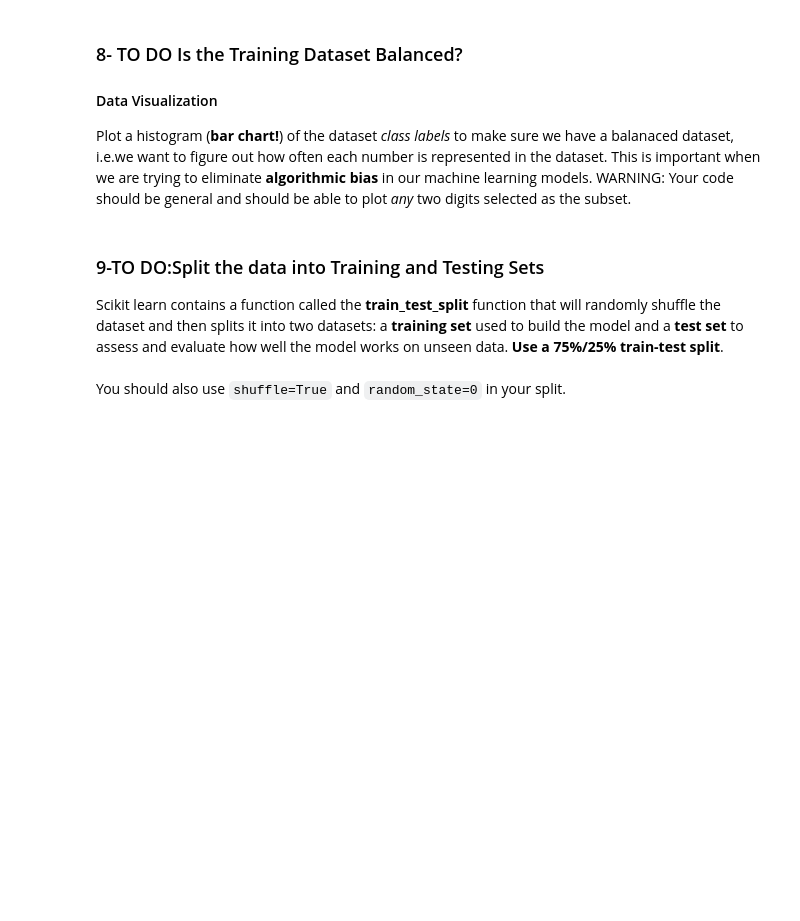
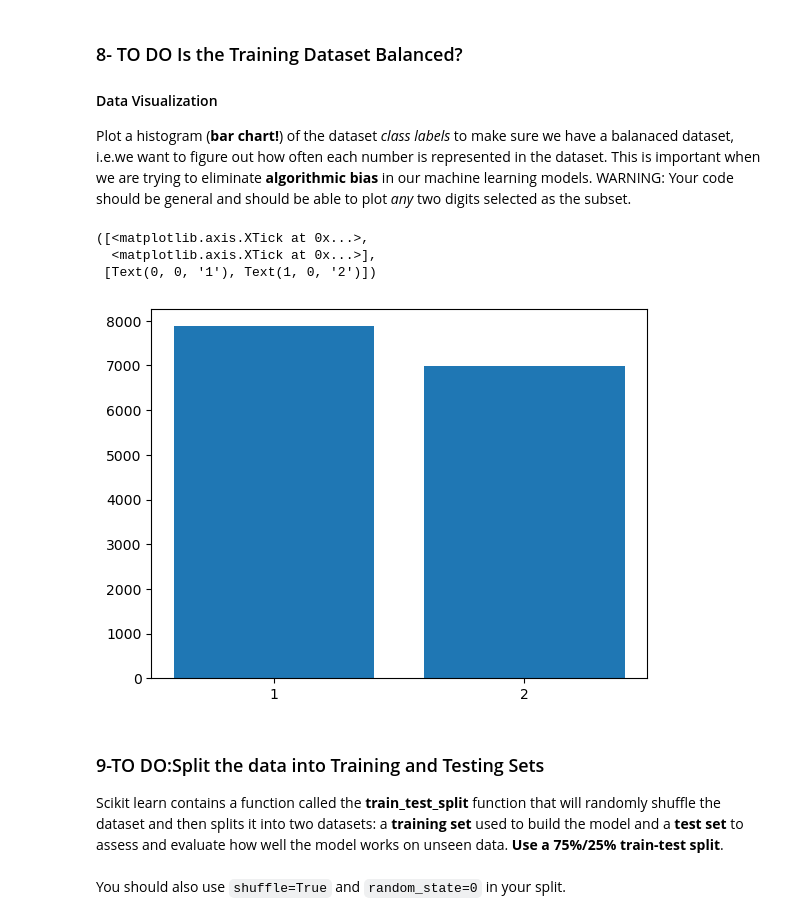
Before and after one commit to Zeni1137/ISAT341_Lab11, a Jupyter notebook: Lab11-FinalExam-Adaline_Sp24_mnist.ipynb, the cells around one changed output. Cells and saved outputs as stored; diff of their text form; code cells hidden in the pictures; blank space fills up the shorter version.

```diff
--- a/Lab11-FinalExam-Adaline_Sp24_mnist.ipynb
+++ b/Lab11-FinalExam-Adaline_Sp24_mnist.ipynb
@@ -155,6 +203,22 @@ Display the image with index = 11
 ### <font color='green'/>8- TO DO Is the Training Dataset Balanced?
 #### <font color='blue'/> Data Visualization
 Plot a histogram (**bar chart!**) of the dataset *class labels* to make sure we have a balanaced dataset, i.e.we want to figure out how often each number is represented in the dataset. This is important when we are trying to eliminate **algorithmic bias** in our machine learning models. <font color='red'/>WARNING: Your code should be general and should be able to plot *any* two digits selected as the subset.
+# %%
+y1 = y.flatten()
+
+digits = [1,2]  # Modify this list to select different digits
+
+# Count occurrences of each digit
+counts = np.bincount(y1)
+
+# Plot
+plt.bar(np.arange(len(digits)), counts[digits])
+plt.xticks(np.arange(len(digits)), digits)
+# %% [output]
+([<matplotlib.axis.XTick at 0x...>,
+  <matplotlib.axis.XTick at 0x...>],
+ [Text(0, 0, '1'), Text(1, 0, '2')])
+[figure, added]
 # %% [markdown]
 ### <font color='green'/>9-TO DO:Split the data into Training and Testing Sets
 Scikit learn contains a function called the **train_test_split** function  that will randomly shuffle the dataset and then splits it into two datasets: a **training set** used to build the model and a **test set** to assess and evaluate how well the model works on unseen data. **Use a 75%/25% train-test split**.
```
Also changed, not shown: parts of 13 cells of this notebook.
